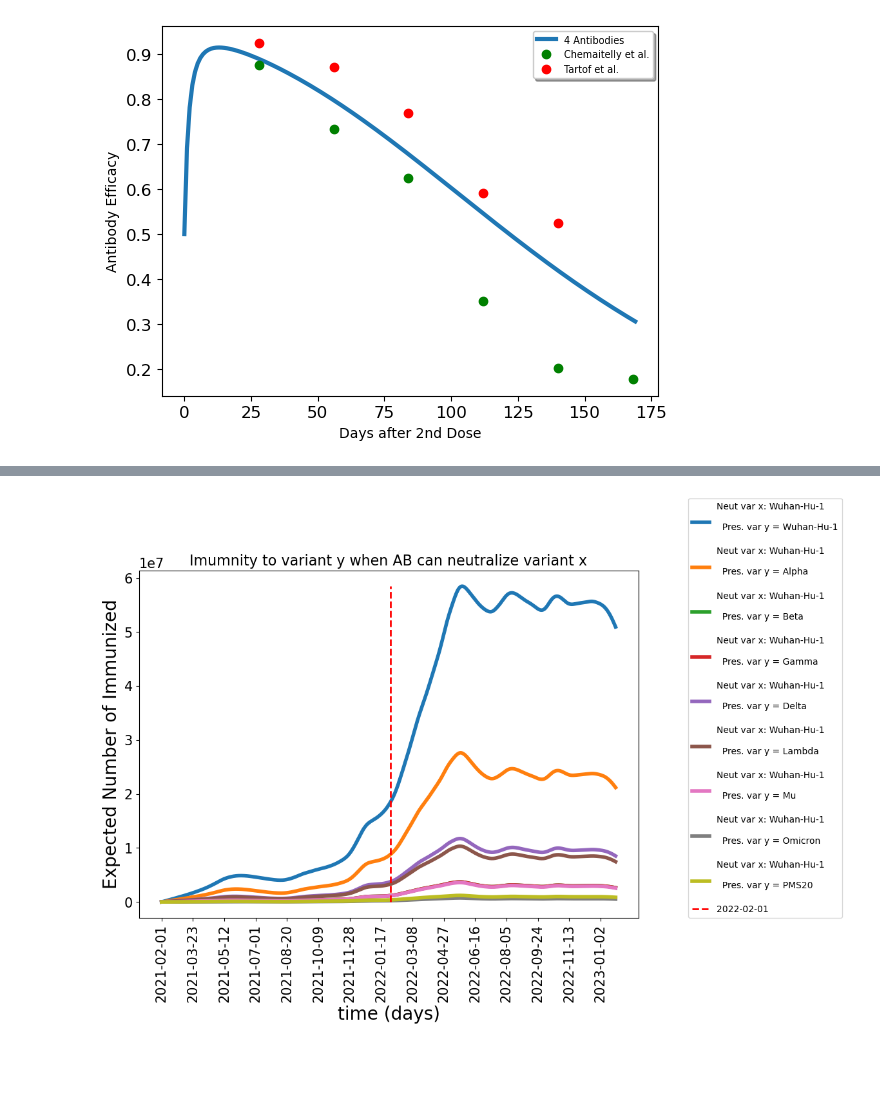
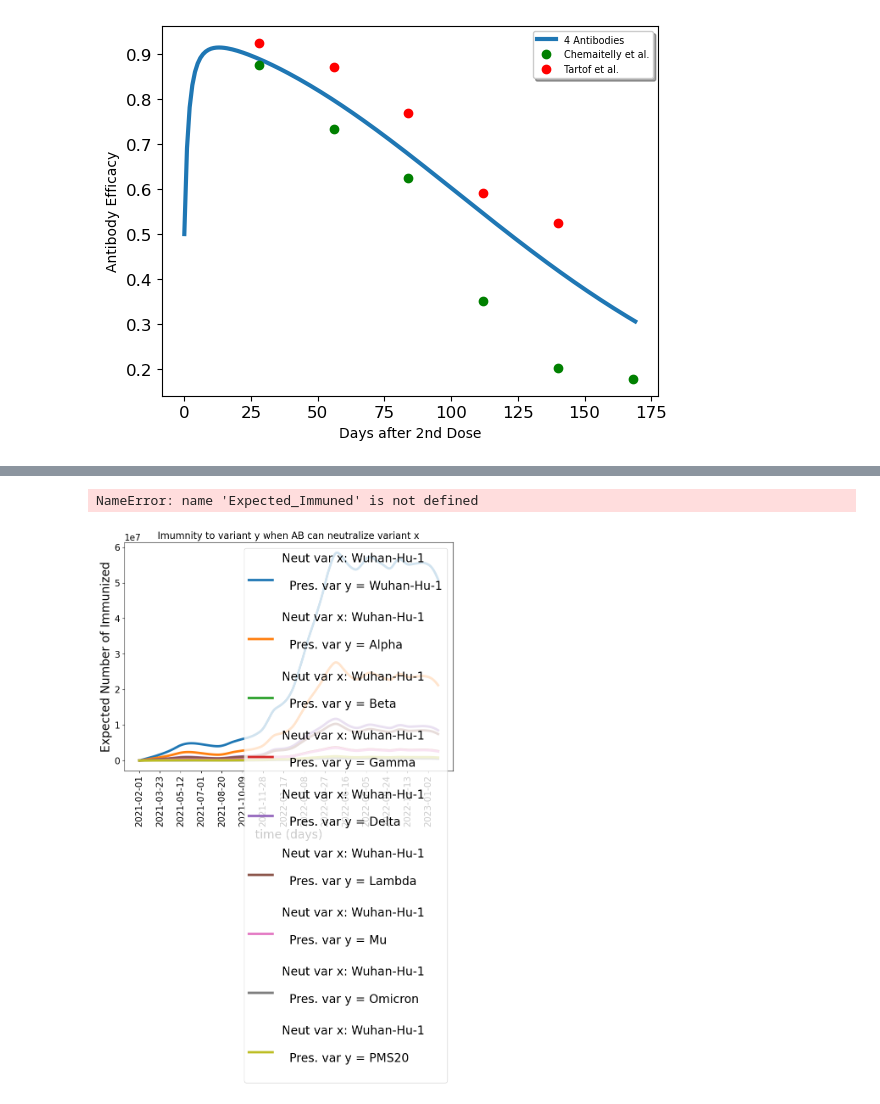
Before and after one commit to AlexiaNomena/Immune_Waning, a Jupyter notebook: Helper.ipynb, the cells around one changed output, grey strips where cells are left out. Cells and saved outputs as stored; diff of their text form; code cells hidden in the pictures; blank space fills up the shorter version.

Commit message:
adjusted_names

```diff
--- a/Helper.ipynb
+++ b/Helper.ipynb
@@ -206,13 +205,13 @@ for y in range(len(variant_considered)):
 
     variant_proportion = np.tile(prop_y, (len(t), 1))
 
-    Expected_Immuned_xy = Immunity_dynamics(t, PK_dframe, infection_data_corrected,
+    Expected_Immunized_xy = Immunity_dynamics(t, PK_dframe, infection_data_corrected,
                                         variant_x_list, variant_y_list,
                                         variant_name, variant_proportion,
                                         Ab_classes, IC50xx, Cross_react_dic)
     labels.append("Neut var x: %s \n  Pres. var y = %s"%(var_x_all, var_y_all))
 
-    IM_list.append(Expected_Immuned_xy)
+    IM_list.append(Expected_Immunized_xy)
 
     """Neutralization Probability from infection time calculated separately for each infection data points"""
     for k in range(len(infection_data_corrected)):
@@ -222,7 +221,7 @@ for y in range(len(variant_considered)):
                 antibody_level = PK_dframe.loc[k+l][1:]
                 Proba_Neut_per_infection[k, y, l] += variant_proportion[k+l, y]*efficacy_n_antibodies(antibody_level, IC50xy)
 
-Expected_Immuned = np.row_stack(tuple(IM_list))
+Expected_Immunized = np.row_stack(tuple(IM_list))
 # %% [markdown]
 Denote $\mathcal{X}$ the set of variants that $AB$ can neutralize and $\mathcal{Y}$ the set of variants present during the time-range.
 
@@ -271,22 +270,23 @@ plt.show()
 # %%
 """Plot Expected Immunity Efficacy, default png but add extension .pdf to save as pdf"""
 xysize = (15, 15) # size of xy ticks
 labsize = 20 # size of labels and legends
 figsize = (10, 7) # figure (width, height)
 xval = "time (days)" # name of variable on x axis
 yval = "Expected Number of Immunized" # name of variable on y axis
-fig, ax = Display(t, Expected_Immuned, is_log, labels,
+fig, ax = Display(t, Expected_Immunized, is_log, labels,
         figsize, xysize, labsize,
         save_to = "Figures/IE_Projection.pdf",
         xval = xval, yval = yval, linewidth = 4)
 plt.title("Imumnity to variant y when AB can neutralize variant x", fontsize  = 16)
 per_day = 50
 plt.xticks(t[::per_day], t_ticks[::per_day], rotation = 90)
 ax.vlines(t[list(df['date']).index("2022-02-01")], ymin = 0, ymax = np.max(Expected_Immuned), linestyle = "--",linewidth = 2, color = "red", label = "2022-02-01")
 plt.legend(fontsize = 10, loc = (1.1, 0.))
 plt.show()
 # %% [output]
+NameError: name 'Expected_Immuned' is not defined
-[figure, old version]
+[figure, new version]
 # %%
 """Load non normalized IC50xx data """
 IC50xx_orig = pd.read_csv('Data/IC50xx_per_Ab_class.csv')
```
Also changed, not shown: parts of 8 cells of this notebook, 3 other files.
